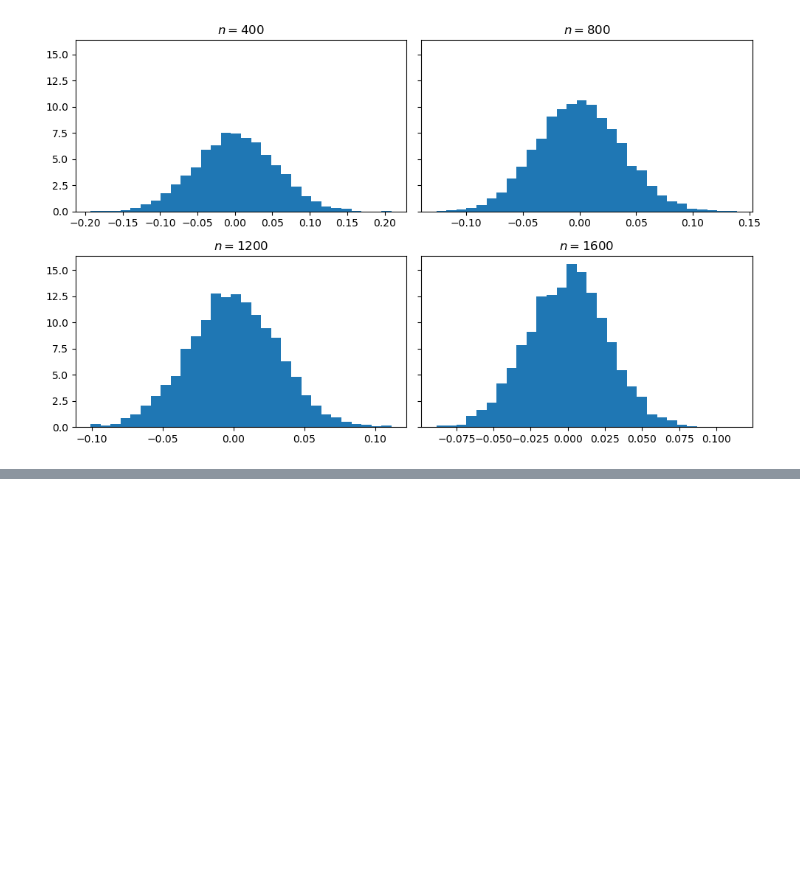
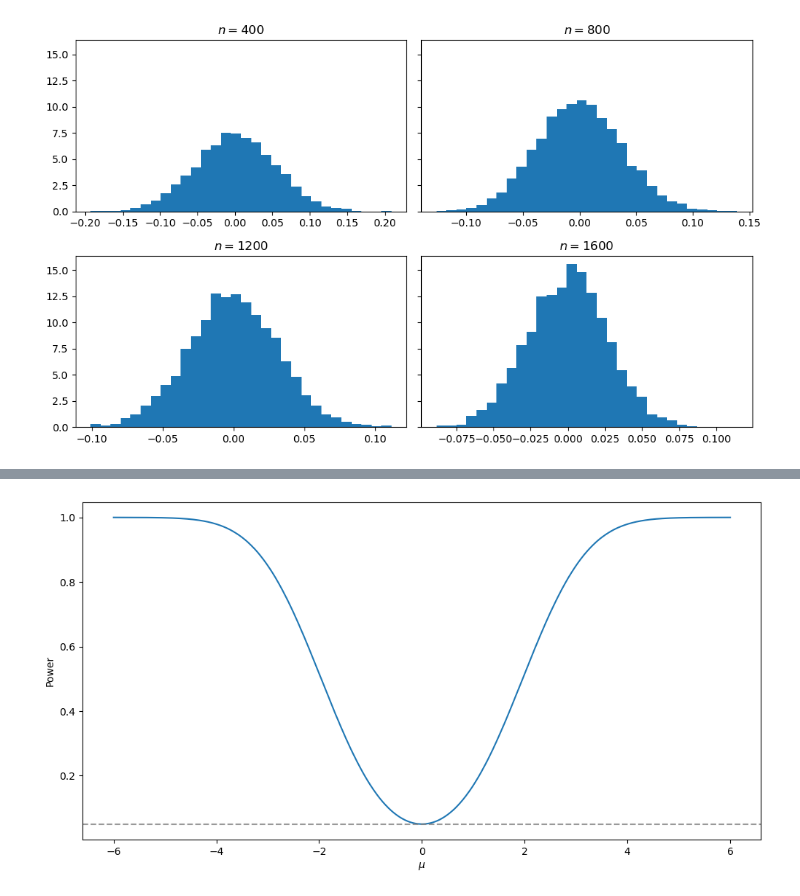
Before and after one commit to BI-DS/GRA-4153, a Jupyter notebook: examples/linreg.ipynb, the cells around one changed output, grey strips where cells are left out. Cells and saved outputs as stored; diff of their text form; code cells hidden in the pictures; blank space fills up the shorter version.

```diff
--- a/examples/linreg.ipynb
+++ b/examples/linreg.ipynb
@@ -317,0 +357,17 @@ plt.show()
+# %%
+mu = np.linspace(-6, 6, 1000)
+k = T.ppf(1-alpha)
+a = 0
+sigma = 1
+d = (mu - a) / sigma
+pwr = 1 - sps.ncx2.cdf(k, 1, d**2)
+
+fig, ax = plt.subplots(figsize = (12, 6))
+ax.plot(mu, pwr)
+ax.set_xlabel(r"$\mu$")
+ax.set_ylabel("Power")
+ax.axhline(0.05, alpha = 0.8, linestyle = "--", color = "grey")
+plt.show()
+# plt.savefig("../figures/output/normal_mean_test_power.pdf")
+# %% [output]
+[figure, added]
```
Also changed, not shown: parts of 7 cells of this notebook.
